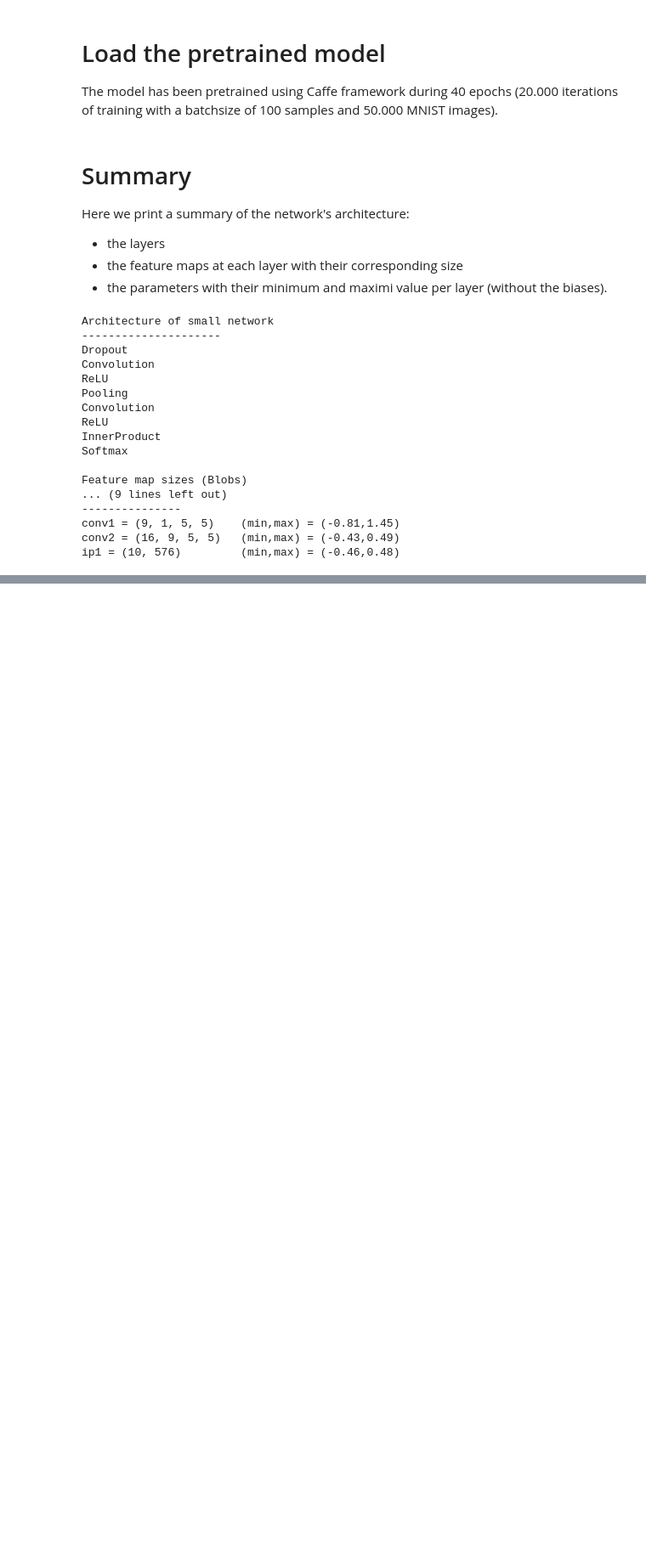
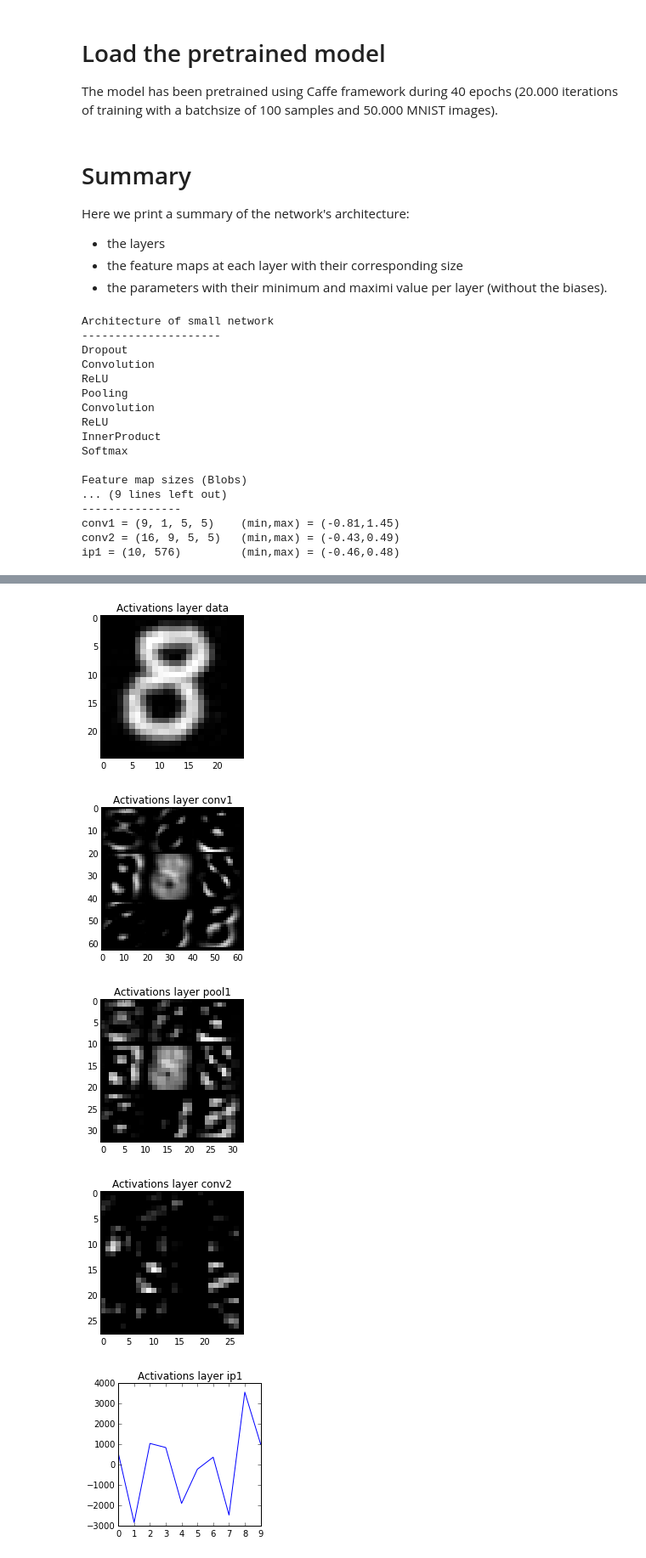
Before and after one commit to perellonieto/cnn_visualization_caffe, a Jupyter notebook: small_cnn_visualization.ipynb, the cells around one changed output, grey strips where cells are left out. Shown at 85% size. Saved outputs shown, nothing was run; the diff lists cells and outputs as text; code cells hidden in the pictures; blank space fills up the shorter version.

```diff
--- a/small_cnn_visualization.ipynb
+++ b/small_cnn_visualization.ipynb
@@ -88,0 +183,25 @@ ip1 = (10, 576)         (min,max) = (-0.46,0.48)
+# %%
+from collections import OrderedDict
+
+def get_hidden_activations(net, image):
+    im_input = image[np.newaxis, np.newaxis, :, :]
+    net.blobs['data'].data[...] = crop(im_input,net.blobs['data'].data.shape[-1])
+    net.forward()
+    return OrderedDict([(name, np.copy(net.blobs[name].data)) for name in net.blobs.keys()])
+
+hidden_activations = get_hidden_activations(net, im)
+
+# Show the activation values at each layer
+for layer in net.blobs.keys():
+    fig = plt.figure()
+    if len(hidden_activations[layer].shape) > 2:
+        vis_square(hidden_activations[layer][0,:])
+    else:
+        plt.plot(hidden_activations[layer].flatten())
+    plt.title('Activations layer {}'.format(layer))
+# %% [output]
+[figure, added]
+[figure, added]
+[figure, added]
+[figure, added]
+[figure, added]
```
Also changed, not shown: parts of 16 cells of this notebook.
